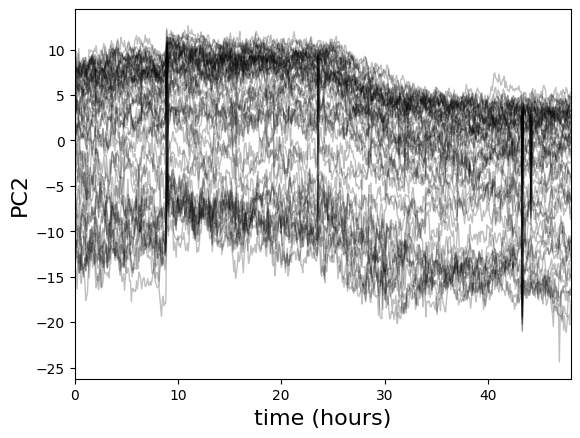
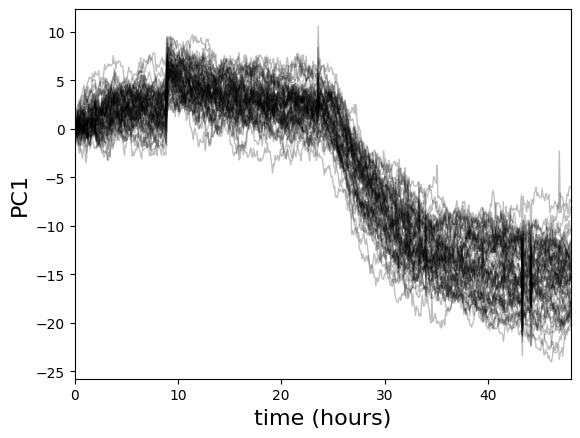
The change to this notebook cell's code, shown as a diff; its figure went from the first image to the second:
--- before
+++ after
@@ -1,10 +1,8 @@
-# plot PCA mode m vs time for each location at high flow
-m=2
-
+# correct for bias coming from left to right position in video - center all ICs at 0
 for i in range(num_loc):
-    plt.plot(5*np.arange(num_t)/60,X_t[i,:,m-1],'k-',alpha=0.25,linewidth=1)
+    plt.plot(5*np.arange(num_t)/60,X_t[i,:,0]-X_t[i,0,0],'k-',alpha=0.25,linewidth=1)
 plt.xlim([0,(num_t)*5//60])
-#plt.vlines(5*t_change/60,-30,20,color='r',linestyles='dashed')
+#plt.vlines(5*t_change/60,-20,25,color='r',linestyles='dashed')
 #plt.vlines(530/60,-20,25,color='b',linestyles='dashed')
 plt.xlabel("time (hours)", fontsize=16)
-plt.ylabel("PC"+str(m), fontsize=16)
+plt.ylabel("PC1", fontsize=16)

Commit: Working with corrected brightfield features